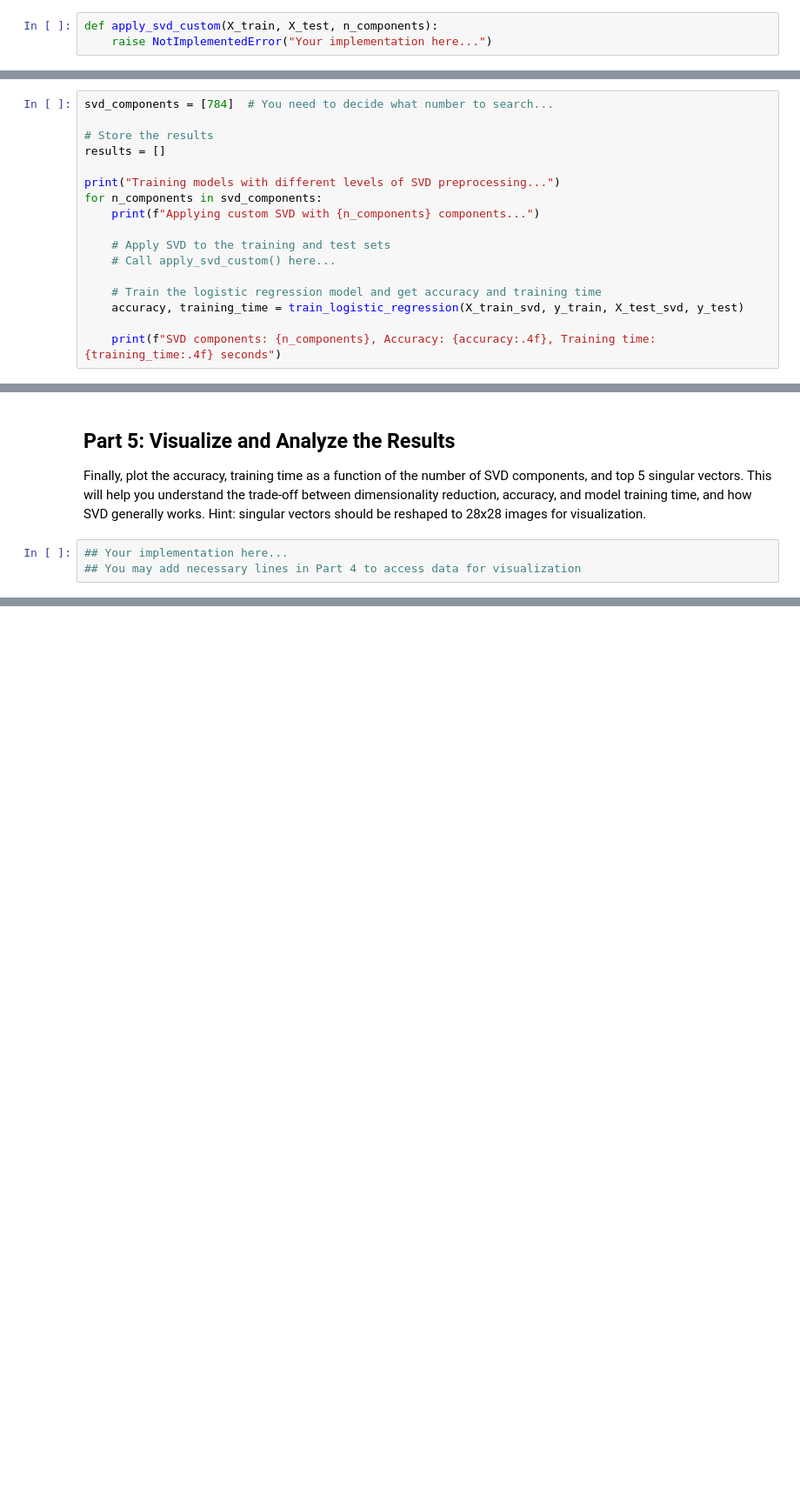
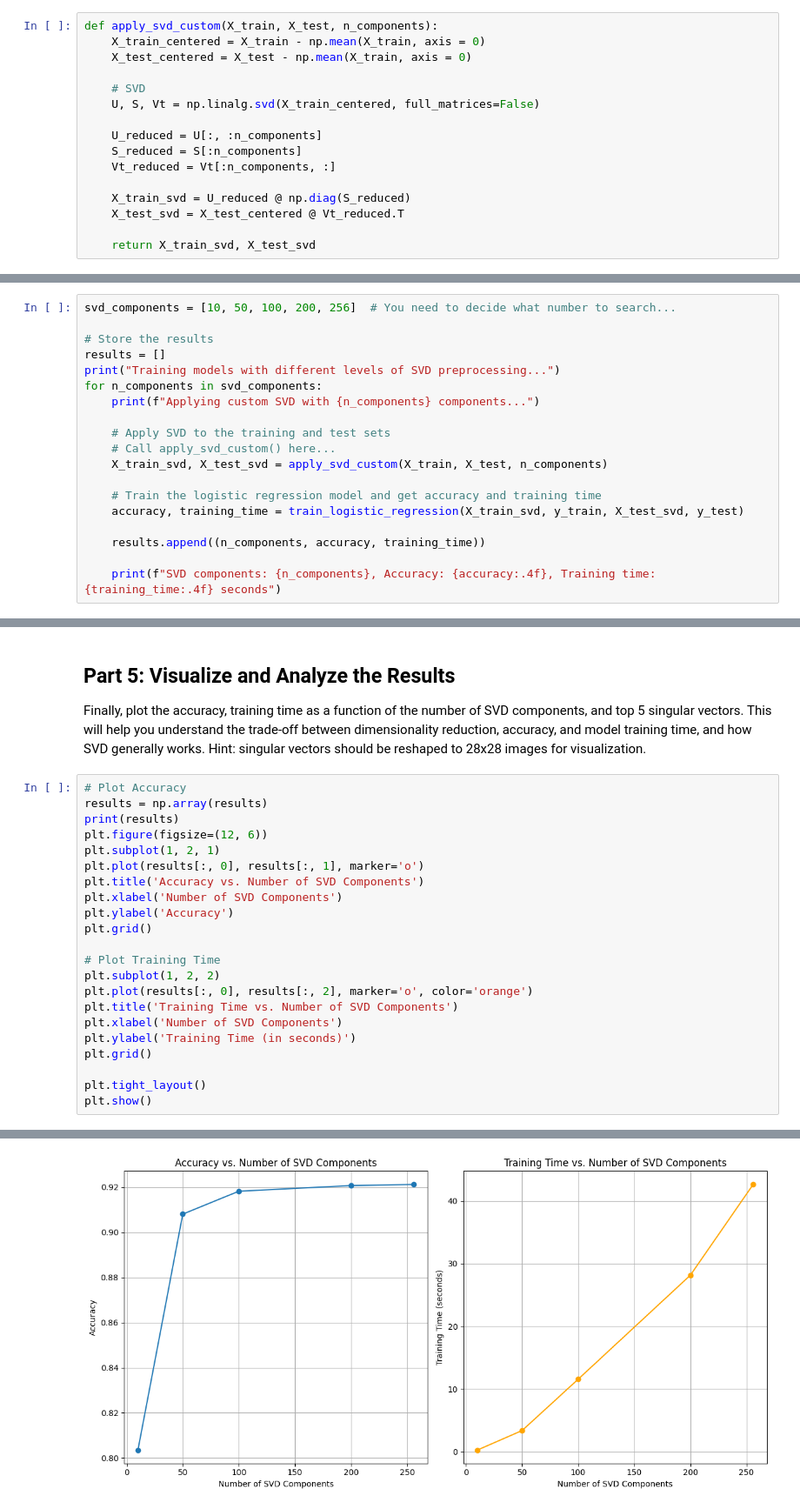
Before and after one commit to tan-aydemir/taydemir-assignment-3, a Jupyter notebook: assignment3.ipynb, the cells around one changed output, grey strips where cells are left out. Shown: that part at 87% size. Drawn from its saved outputs; the diff is of its cells as text; blank space fills up the shorter version.

```diff
--- a/assignment3.ipynb
+++ b/assignment3.ipynb
@@ -47,7 +46,20 @@ URLError: <urlopen error [SSL: CERTIFICATE_VERIFY_FAILED] certificate verify fai
 ## Part 2: Implement SVD for Dimensionality Reduction
 # %%
 def apply_svd_custom(X_train, X_test, n_components):
-    raise NotImplementedError("Your implementation here...")
+    X_train_centered = X_train - np.mean(X_train, axis = 0)
+    X_test_centered = X_test - np.mean(X_train, axis = 0)
+
+    # SVD
+    U, S, Vt = np.linalg.svd(X_train_centered, full_matrices=False)
+
+    U_reduced = U[:, :n_components]
+    S_reduced = S[:n_components]
+    Vt_reduced = Vt[:n_components, :]
+
+    X_train_svd = U_reduced @ np.diag(S_reduced)
+    X_test_svd = X_test_centered @ Vt_reduced.T
+
+    return X_train_svd, X_test_svd
 # %% [markdown]
 ## Part 3: Train Logistic Regression and Measure Performance
 # %%
@@ -69,19 +81,21 @@ def train_logistic_regression(X_train, y_train, X_test, y_test):
 
 Now, apply SVD with varying numbers of components and observe how the dimensionality reduction impacts the model's performance. Record both the accuracy and training time for each number of components.
 # %%
-svd_components = [784]  # You need to decide what number to search...
+svd_components = [10, 50, 100, 200, 256]  # You need to decide what number to search...
 
 # Store the results
 results = []
-
 print("Training models with different levels of SVD preprocessing...")
 for n_components in svd_components:
     print(f"Applying custom SVD with {n_components} components...")
 
     # Apply SVD to the training and test sets
     # Call apply_svd_custom() here...
+    X_train_svd, X_test_svd = apply_svd_custom(X_train, X_test, n_components)
 
     # Train the logistic regression model and get accuracy and training time
     accuracy, training_time = train_logistic_regression(X_train_svd, y_train, X_test_svd, y_test)
 
+    results.append((n_components, accuracy, training_time))
+
     print(f"SVD components: {n_components}, Accuracy: {accuracy:.4f}, Training time: {training_time:.4f} seconds")
@@ -90,5 +116,25 @@ for n_components in svd_components:
 
 Finally, plot the accuracy, training time as a function of the number of SVD components, and top 5 singular vectors. This will help you understand the trade-off between dimensionality reduction, accuracy, and model training time, and how SVD generally works. Hint: singular vectors should be reshaped to 28x28 images for visualization.
 # %%
-## Your implementation here...
-## You may add necessary lines in Part 4 to access data for visualization
+# Plot Accuracy
+results = np.array(results)
+print(results)
+plt.figure(figsize=(12, 6))
+plt.subplot(1, 2, 1)
+plt.plot(results[:, 0], results[:, 1], marker='o')
+plt.title('Accuracy vs. Number of SVD Components')
+plt.xlabel('Number of SVD Components')
+plt.ylabel('Accuracy')
+plt.grid()
+
+# Plot Training Time
+plt.subplot(1, 2, 2)
+plt.plot(results[:, 0], results[:, 2], marker='o', color='orange')
+plt.title('Training Time vs. Number of SVD Components')
+plt.xlabel('Number of SVD Components')
+plt.ylabel('Training Time (in seconds)')
+plt.grid()
+
+plt.tight_layout()
+plt.show()
+# %% [output]
@@ -95,3 +146,4 @@ Finally, plot the accuracy, training time as a function of the number of SVD com
+[figure, added]
 # %% [markdown]
 ## Part 6: Analyze / Conclusion
 
```
Also changed, not shown: parts of 4 cells of this notebook, 1 other file.
